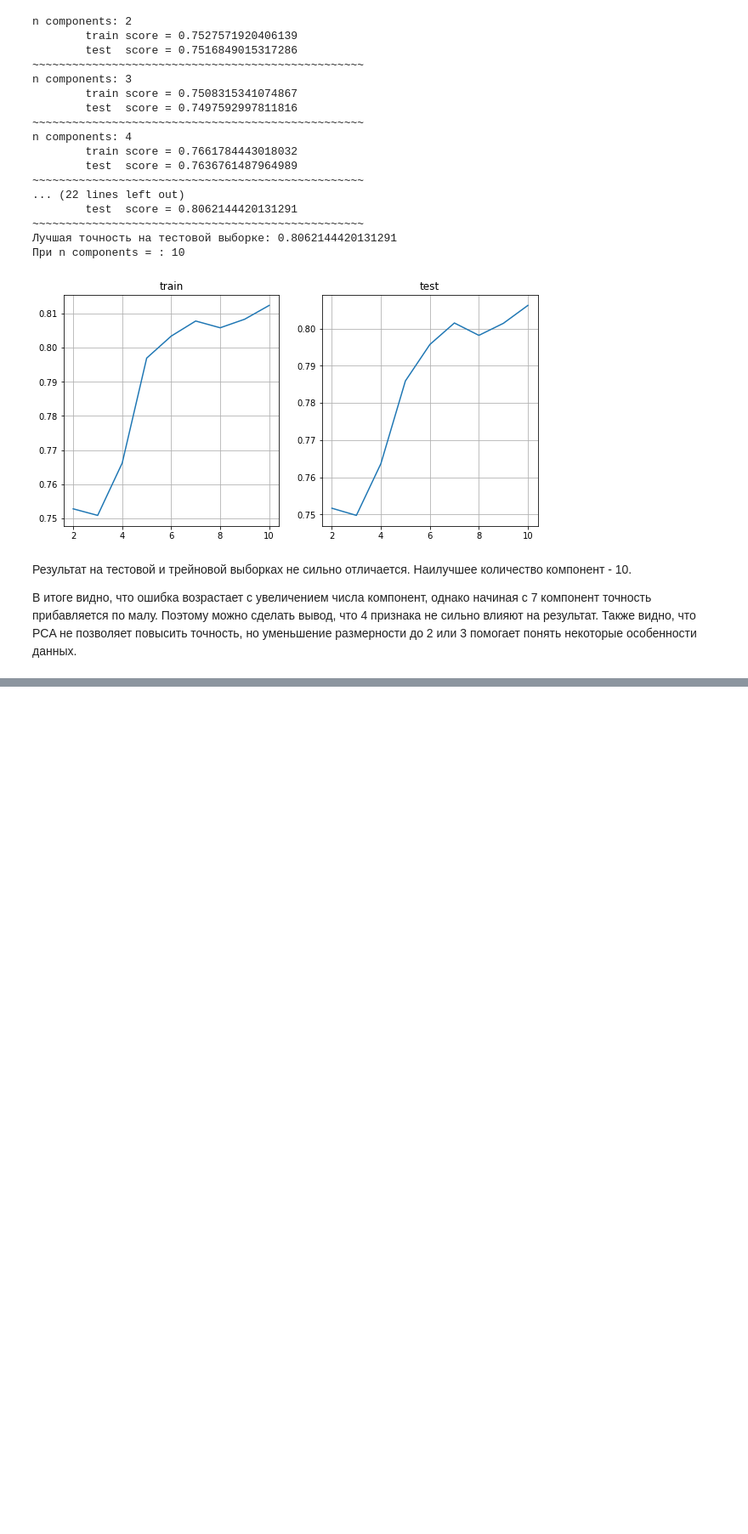
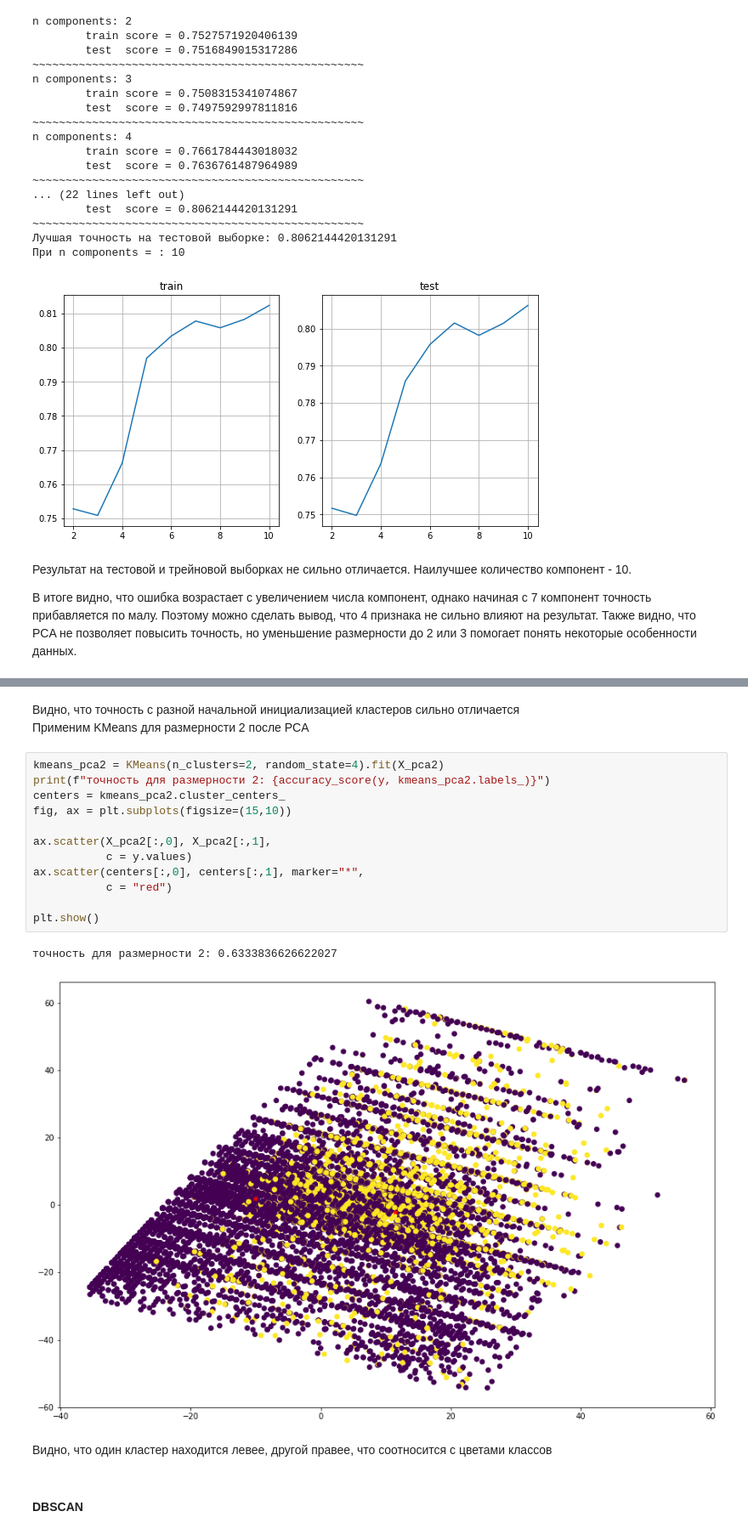
Before and after one commit to Pahandrovich/MachineLearningCourse, a Jupyter notebook: note_ml.ipynb, the cells around one changed output, grey strips where cells are left out. Shown at 85% size. Drawn from its saved outputs; the diff is of its cells as text; blank space fills up the shorter version.

```diff
--- a/note_ml.ipynb
+++ b/note_ml.ipynb
@@ -546,0 +606,22 @@ n components: 4
+# %% [markdown]
+Видно, что точность с разной начальной инициализацией кластеров сильно отличается
+Применим KMeans для размерности 2 после PCA
+# %%
+kmeans_pca2 = KMeans(n_clusters=2, random_state=4).fit(X_pca2)
+print(f"точность для размерности 2: {accuracy_score(y, kmeans_pca2.labels_)}")
+centers = kmeans_pca2.cluster_centers_
+fig, ax = plt.subplots(figsize=(15,10))
+
+ax.scatter(X_pca2[:,0], X_pca2[:,1],
+           c = y.values)
+ax.scatter(centers[:,0], centers[:,1], marker="*",
+           c = "red")
+
+plt.show()
+# %% [output]
+точность для размерности 2: 0.6333836626622027
+[figure, added]
+# %% [markdown]
+Видно, что один кластер находится левее, другой правее, что соотносится с цветами классов
+# %% [markdown]
+#### DBSCAN
```
Also changed, not shown: parts of 23 cells of this notebook.
